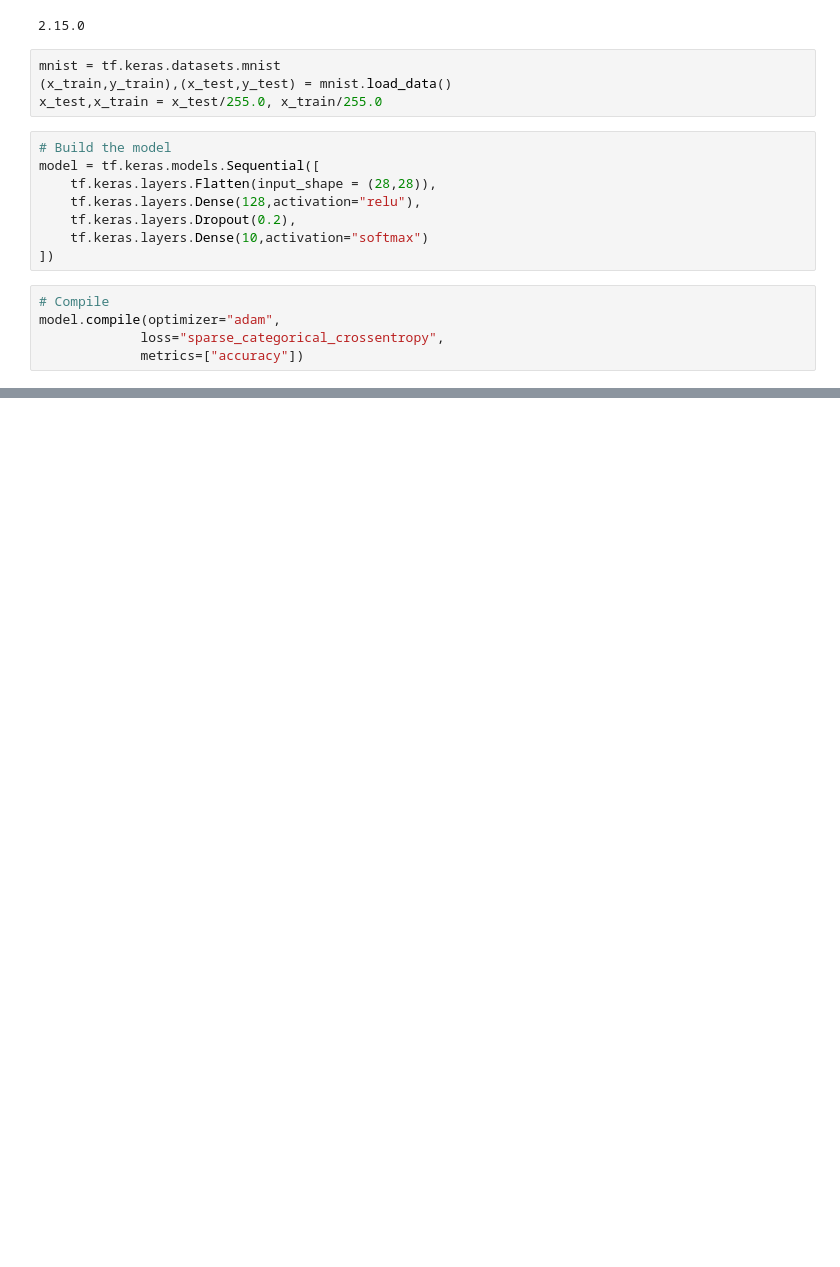
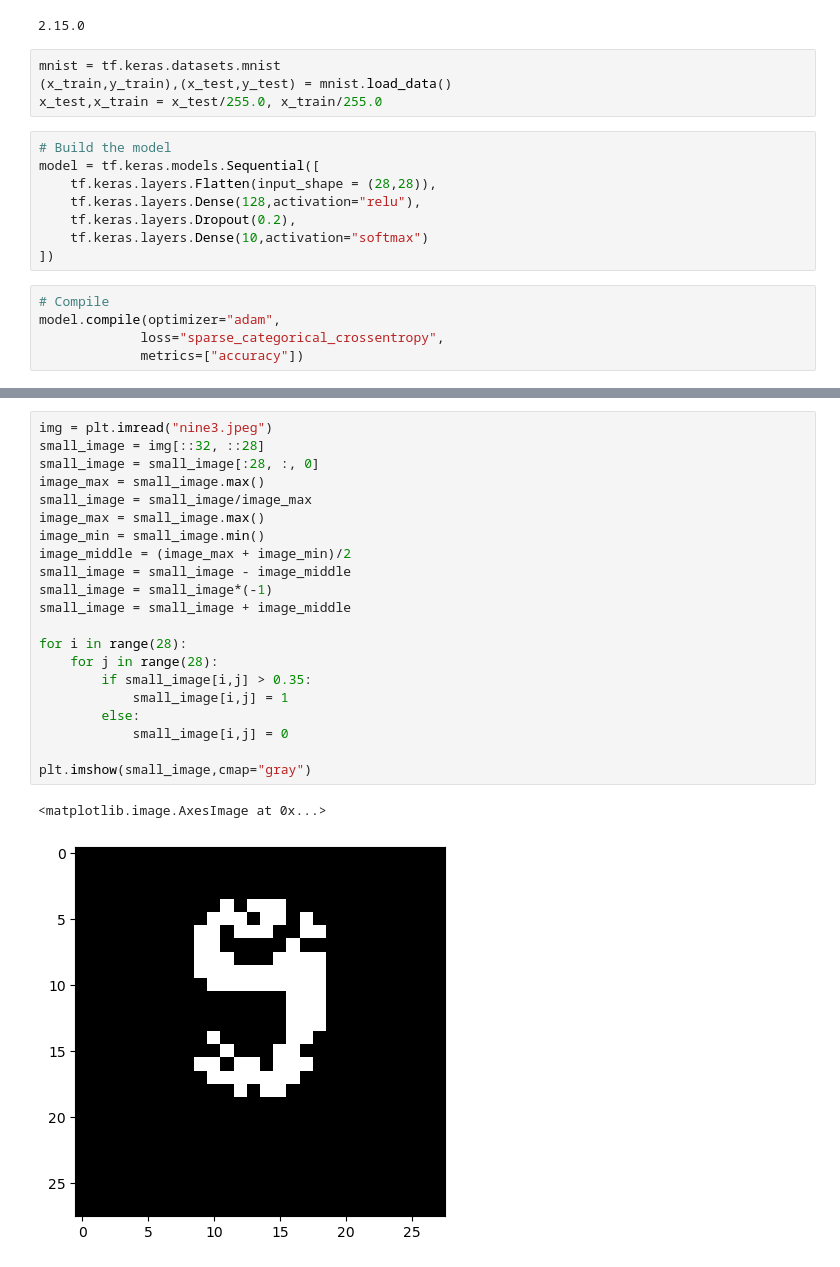
Before and after one commit to MrKerim/Deep-Learning-Course, a Jupyter notebook: 29th_ANN_for_ImageClasification.ipynb, the cells around one changed output, grey strips where cells are left out. Drawn from its saved outputs; the diff is of its cells as text; blank space fills up the shorter version.

```diff
--- a/29th_ANN_for_ImageClasification.ipynb
+++ b/29th_ANN_for_ImageClasification.ipynb
@@ -70,0 +128,24 @@ np.array([5,2,3,10,1]).argmax()
+# %%
+img = plt.imread("nine3.jpeg")
+small_image = img[::32, ::28]
+small_image = small_image[:28, :, 0]
+image_max = small_image.max()
+small_image = small_image/image_max
+image_max = small_image.max()
+image_min = small_image.min()
+image_middle = (image_max + image_min)/2
+small_image = small_image - image_middle
+small_image = small_image*(-1)
+small_image = small_image + image_middle
+
+for i in range(28):
+    for j in range(28):
+        if small_image[i,j] > 0.35:
+            small_image[i,j] = 1
+        else:
+            small_image[i,j] = 0
+
+plt.imshow(small_image,cmap="gray")
+# %% [output]
+<matplotlib.image.AxesImage at 0x...>
+[figure, added]
```
Also changed, not shown: parts of 9 cells of this notebook, 10 other files.
